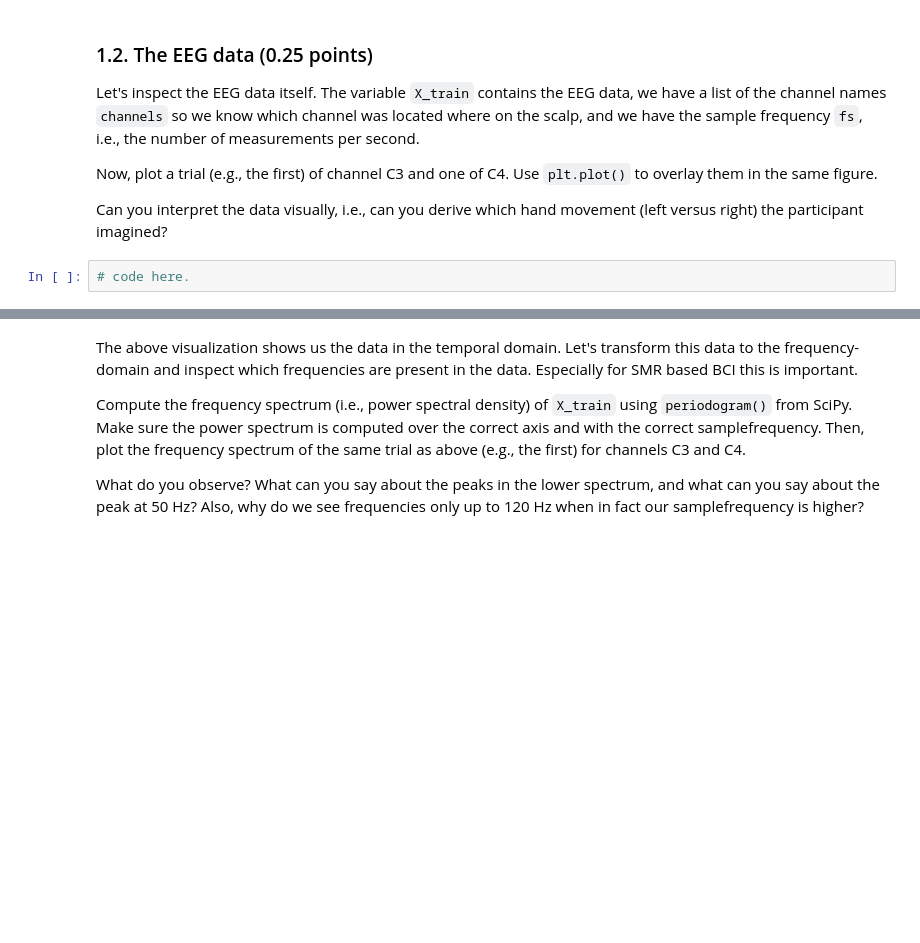
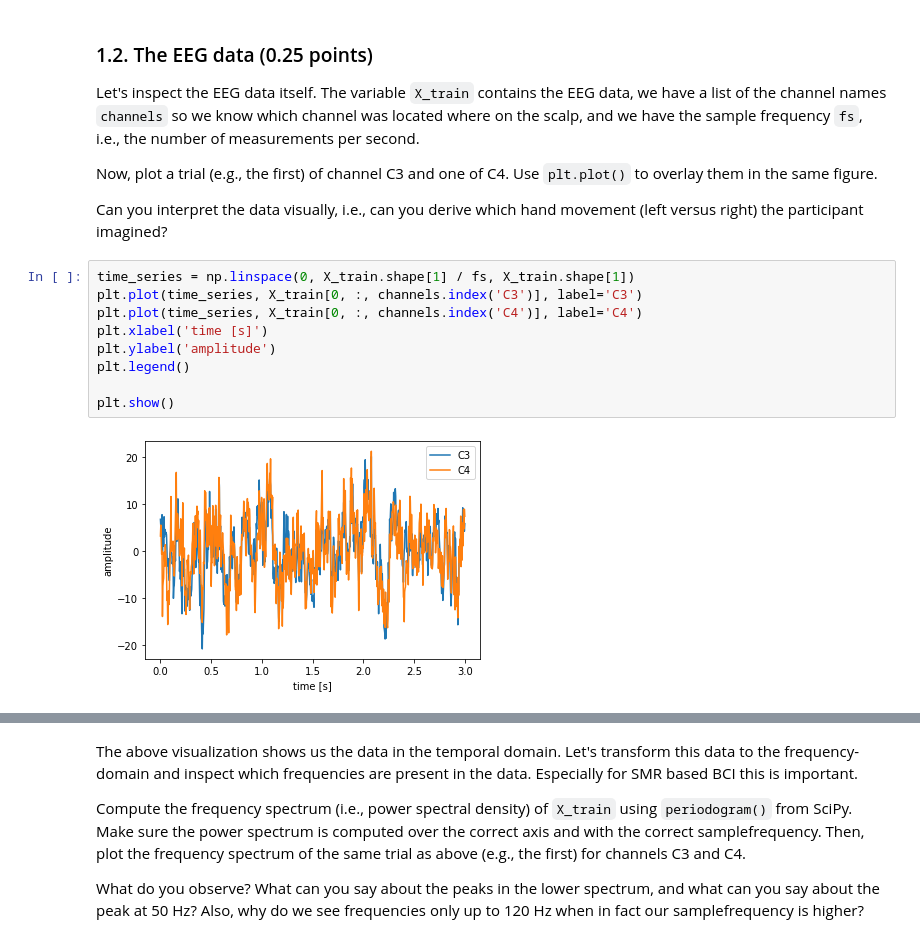
Before and after one commit to malyvsen/radboud-bci, a Jupyter notebook: assignment2.ipynb, the cells around one changed output, grey strips where cells are left out. Drawn from its saved outputs; the diff is of its cells as text; blank space fills up the shorter version.

```diff
--- a/assignment2.ipynb
+++ b/assignment2.ipynb
@@ -189,5 +203,14 @@ Let's inspect the EEG data itself. The variable `X_train` contains the EEG data,
 Now, plot a trial (e.g., the first) of channel C3 and one of C4. Use `plt.plot()` to overlay them in the same figure.
 
 Can you interpret the data visually, i.e., can you derive which hand movement (left versus right) the participant imagined?
-# %%
-# code here.
+# %%
+time_series = np.linspace(0, X_train.shape[1] / fs, X_train.shape[1])
+plt.plot(time_series, X_train[0, :, channels.index('C3')], label='C3')
+plt.plot(time_series, X_train[0, :, channels.index('C4')], label='C4')
+plt.xlabel('time [s]')
+plt.ylabel('amplitude')
+plt.legend()
+
+plt.show()
+# %% [output]
+[figure, added]
```
Also changed, not shown: parts of 12 cells of this notebook.
